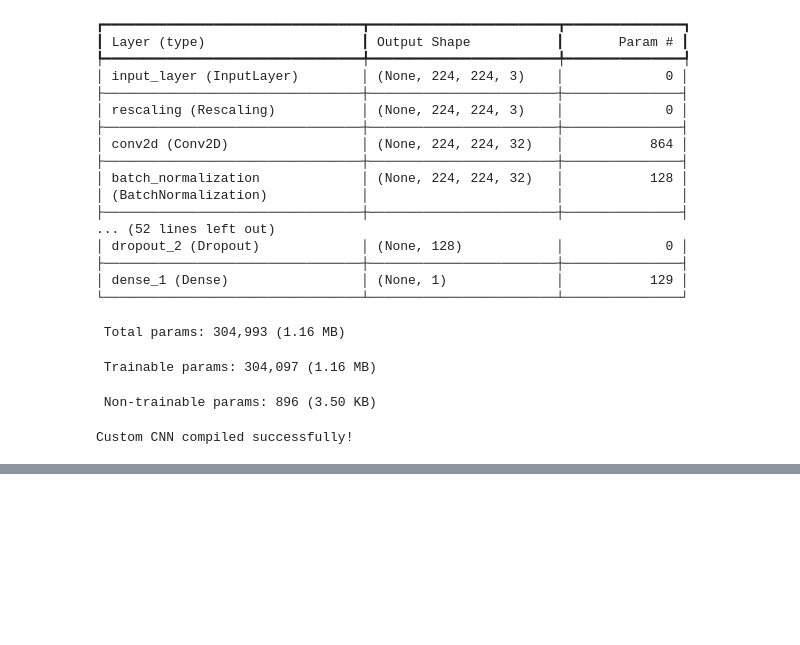
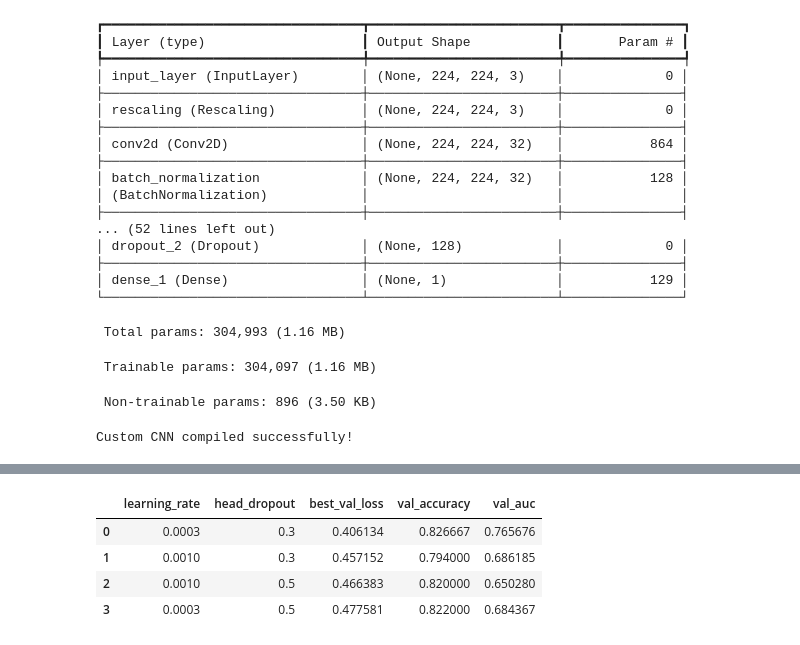
Before and after one commit to Michaelatj/AI-Generated-Image-Classification-using-CNN, a Jupyter notebook: notebooks/model_a_custom_cnn.ipynb, the cells around one changed output, grey strips where cells are left out. Drawn from its saved outputs; the diff is of its cells as text; code cells hidden in the pictures; blank space fills up the shorter version.

```diff
--- a/notebooks/model_a_custom_cnn.ipynb
+++ b/notebooks/model_a_custom_cnn.ipynb
@@ -824,3 +817,95 @@ model.compile(
 print("Custom CNN compiled successfully!")
 # %% [output]
 Custom CNN compiled successfully!
+# %%
+RUN_TUNING = True
+TUNE_TRAIN_SIZE = 6000
+TUNE_VAL_SIZE = 1500
+TUNE_EPOCHS = 2
+
+DEFAULT_CONFIG = {
+    "learning_rate": 1e-3,
+    "head_dropout": 0.4
+}
+
+tuning_grid = [
+    {"learning_rate": 1e-3, "head_dropout": 0.3},
+    {"learning_rate": 1e-3, "head_dropout": 0.5},
+    {"learning_rate": 3e-4, "head_dropout": 0.3},
+    {"learning_rate": 3e-4, "head_dropout": 0.5}
+]
+
+tuning_df = pd.DataFrame()
+best_config = dict(DEFAULT_CONFIG)
+
+if RUN_TUNING:
+
+    # Small random subsets, same procedure as Model B
+    tune_train = (
+        train_df
+        .sample(
+            n=min(TUNE_TRAIN_SIZE, len(train_df)),
+            random_state=SEED
+        )
+        .sort_values(["source_split", "row_idx"])
+        .reset_index(drop=True)
+    )
+
+    tune_val = (
+        val_df
+        .sample(
+            n=min(TUNE_VAL_SIZE, len(val_df)),
+            random_state=SEED
+        )
+        .sort_values(["source_split", "row_idx"])
+        .reset_index(drop=True)
+    )
+
+    tune_train_ds = create_tf_dataset(tune_train, training=True)
+    tune_val_ds = create_tf_dataset(tune_val, training=False)
+
+    rows = []
+
+    for cfg in tuning_grid:
+
+        tf.keras.backend.clear_session()
+        tf.keras.utils.set_random_seed(SEED)
+
+        m = compile_model(
+            build_custom_cnn(cfg["head_dropout"]),
+            cfg["learning_rate"]
+        )
+
+        h = m.fit(
+            tune_train_ds,
+            validation_data=tune_val_ds,
+            epochs=TUNE_EPOCHS,
+            verbose=0
+        )
+
+        best_epoch = int(np.argmin(h.history["val_loss"]))
+
+        rows.append({
+            **cfg,
+            "best_val_loss": h.history["val_loss"][best_epoch],
+            "val_accuracy": h.history["val_accuracy"][best_epoch],
+            "val_auc": h.history["val_auc"][best_epoch]
+        })
+
+        print(rows[-1])
+
+    tuning_df = (
+        pd.DataFrame(rows)
+        .sort_values("best_val_loss")
+        .reset_index(drop=True)
+    )
+
+    display(tuning_df)
+
+    best_config = {
+        "learning_rate": float(tuning_df.loc[0, "learning_rate"]),
+        "head_dropout": float(tuning_df.loc[0, "head_dropout"])
+    }
+
+print("Selected config:", best_config)
+# %% [output]
@@ -826,0 +923,5 @@ Custom CNN compiled successfully!
+|  | learning_rate | head_dropout | best_val_loss | val_accuracy | val_auc |
+| 0 | 0.0003 | 0.3 | 0.406134 | 0.826667 | 0.765676 |
+| 1 | 0.0010 | 0.3 | 0.457152 | 0.794000 | 0.686185 |
+| 2 | 0.0010 | 0.5 | 0.466383 | 0.820000 | 0.650280 |
+| 3 | 0.0003 | 0.5 | 0.477581 | 0.822000 | 0.684367 |
```
Also changed, not shown: parts of 26 cells of this notebook, 3 other files.
